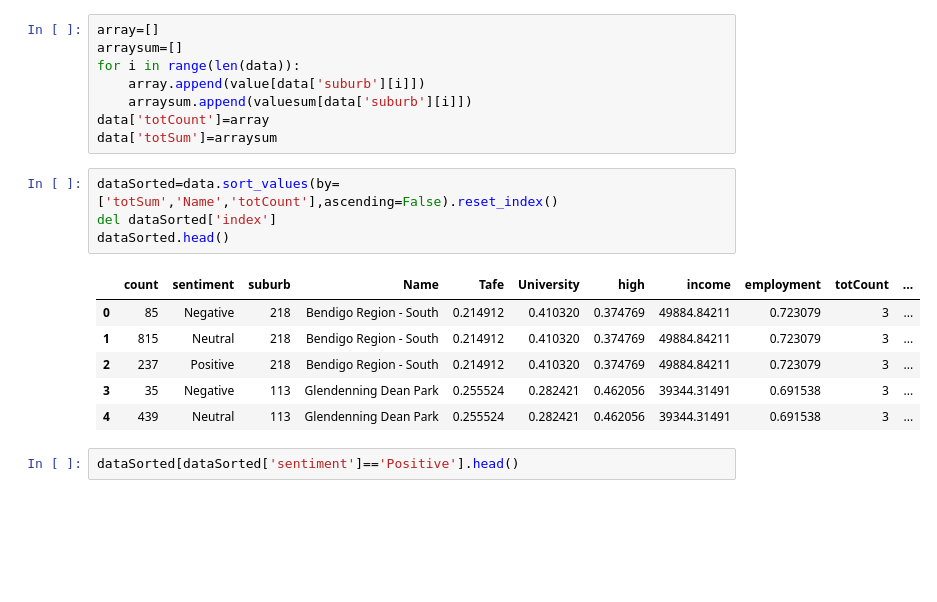
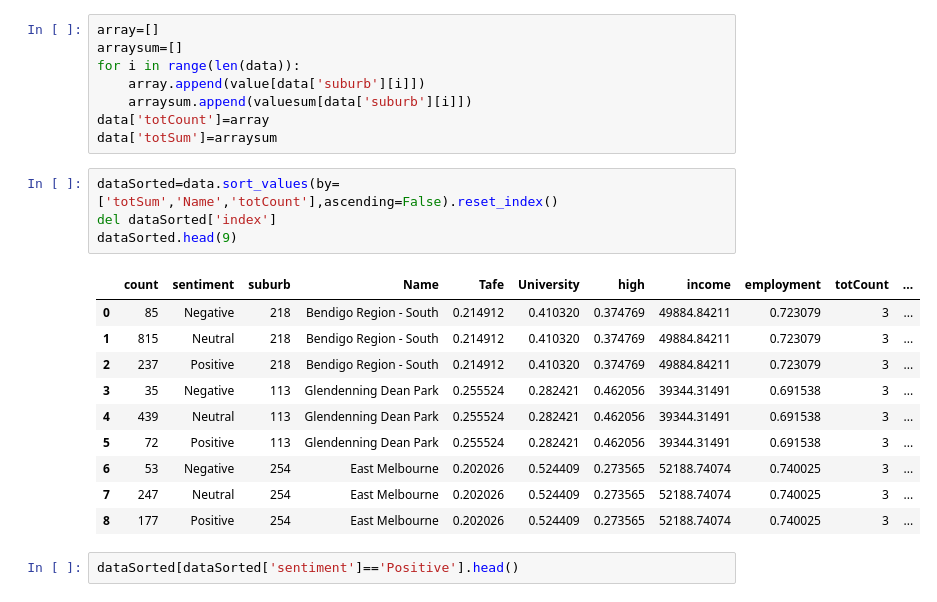
Before and after one commit to dazajuandaniel/twitterProject, a Jupyter notebook: TwitterHarvester/Quick Play.ipynb, the cells around one changed output. Drawn from its saved outputs; the diff is of its cells as text; blank space fills up the shorter version.

```diff
--- a/TwitterHarvester/Quick Play.ipynb
+++ b/TwitterHarvester/Quick Play.ipynb
@@ -95,14 +98,18 @@ data['totSum']=arraysum
 # %%
 dataSorted=data.sort_values(by=['totSum','Name','totCount'],ascending=False).reset_index()
 del dataSorted['index']
-dataSorted.head()
+dataSorted.head(9)
 # %% [output]
 |  | count | sentiment | suburb | Name | Tafe | University | high | income | employment | totCount | ... |
 | 0 | 85 | Negative | 218 | Bendigo Region - South | 0.214912 | 0.410320 | 0.374769 | 49884.84211 | 0.723079 | 3 | ... |
 | 1 | 815 | Neutral | 218 | Bendigo Region - South | 0.214912 | 0.410320 | 0.374769 | 49884.84211 | 0.723079 | 3 | ... |
 | 2 | 237 | Positive | 218 | Bendigo Region - South | 0.214912 | 0.410320 | 0.374769 | 49884.84211 | 0.723079 | 3 | ... |
 | 3 | 35 | Negative | 113 | Glendenning Dean Park | 0.255524 | 0.282421 | 0.462056 | 39344.31491 | 0.691538 | 3 | ... |
 | 4 | 439 | Neutral | 113 | Glendenning Dean Park | 0.255524 | 0.282421 | 0.462056 | 39344.31491 | 0.691538 | 3 | ... |
+| 5 | 72 | Positive | 113 | Glendenning Dean Park | 0.255524 | 0.282421 | 0.462056 | 39344.31491 | 0.691538 | 3 | ... |
+| 6 | 53 | Negative | 254 | East Melbourne | 0.202026 | 0.524409 | 0.273565 | 52188.74074 | 0.740025 | 3 | ... |
+| 7 | 247 | Neutral | 254 | East Melbourne | 0.202026 | 0.524409 | 0.273565 | 52188.74074 | 0.740025 | 3 | ... |
+| 8 | 177 | Positive | 254 | East Melbourne | 0.202026 | 0.524409 | 0.273565 | 52188.74074 | 0.740025 | 3 | ... |
 # %%
 dataSorted[dataSorted['sentiment']=='Positive'].head()
 # %% [output]
```
Also changed, not shown: parts of 6 cells of this notebook, 6 other files.
